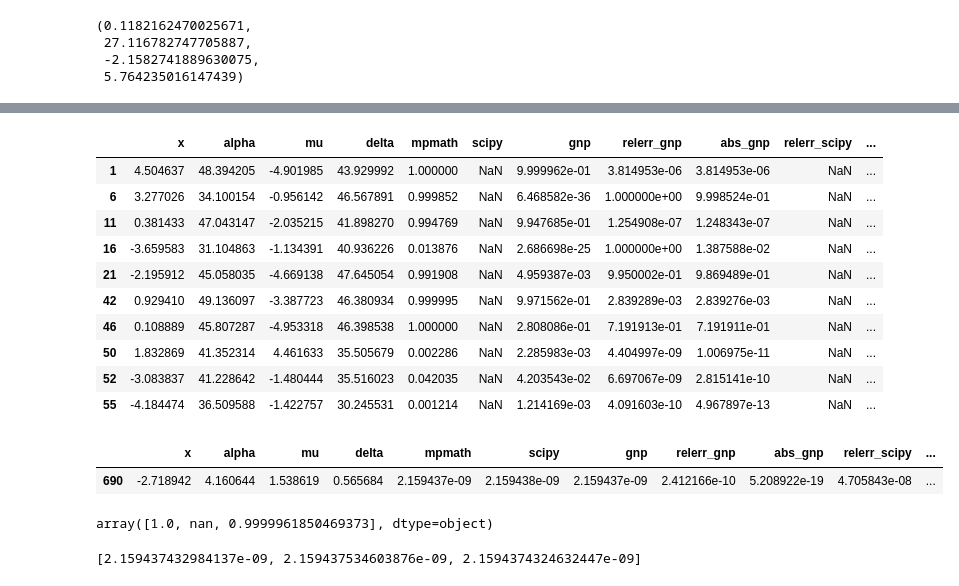
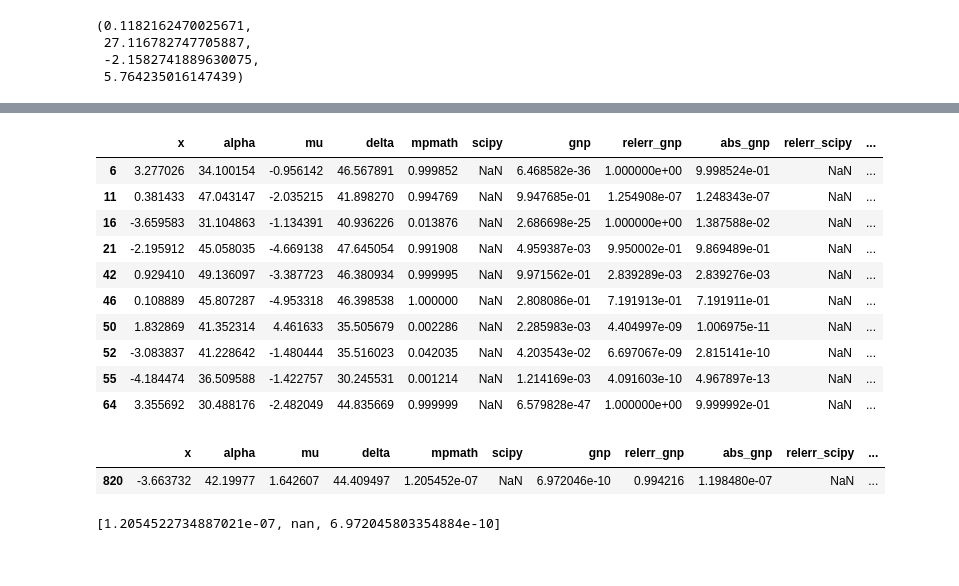
Before and after one commit to guillermo-navas-palencia/normal-inverse-gaussian, a Jupyter notebook: test_accuracy/test_case_beta_eq_zero.ipynb, the cells around one changed output, grey strips where cells are left out. Drawn from its saved outputs; the diff is of its cells as text; code cells hidden in the pictures.

```diff
--- a/test_accuracy/test_case_beta_eq_zero.ipynb
+++ b/test_accuracy/test_case_beta_eq_zero.ipynb
@@ -178,12 +179,16 @@ df['aw'] = df['alpha'] * df['omega']
 df['xmu'] = df['x'] - df['mu']
 df['xmu2'] = df['xmu'] ** 2
 df['aow'] = df['alpha'] / df['omega']
+df['woa'] = df['omega'] / df['alpha']
 df['da'] = df['delta'] * df['alpha']
 # %%
 df['method'] = 'integration'
 
-criteria_asymp = (df['xmu2'] <= 2.5) & (df['da'] >= 150) & (df['alpha'] >= 5)
-df.loc[criteria_asymp, 'method'] = 'asymptotic'
+criteria_asymp_xmu = (df['xmu2'] >= 70) & (df['aow'] >= 1.0)
+df.loc[criteria_asymp_xmu, 'method'] = 'asymptotic_xmu'
+
+criteria_asymp_a = (df['xmu2'] <= 2.5) & (df['da'] >= 150) & (df['alpha'] >= 5)
+df.loc[criteria_asymp_a, 'method'] = 'asymptotic_alpha'
 
 criteria1 = (df['xmu'].abs() <= 20) & (df['aow'] <= 0.25)
 criteria2 = (df['xmu2'] <= 1.25) & (df['aw'] <= 750)
@@ -272,7 +273,6 @@ df_integration.sort_values('relerr_gnp', ascending=False).head(50)
 df_integration.head(10)
 # %% [output]
 |  | x | alpha | mu | delta | mpmath | scipy | gnp | relerr_gnp | abs_gnp | relerr_scipy | ... |
-| 1 | 4.504637 | 48.394205 | -4.901985 | 43.929992 | 1.000000 | NaN | 9.999962e-01 | 3.814953e-06 | 3.814953e-06 | NaN | ... |
 | 6 | 3.277026 | 34.100154 | -0.956142 | 46.567891 | 0.999852 | NaN | 6.468582e-36 | 1.000000e+00 | 9.998524e-01 | NaN | ... |
 | 11 | 0.381433 | 47.043147 | -2.035215 | 41.898270 | 0.994769 | NaN | 9.947685e-01 | 1.254908e-07 | 1.248343e-07 | NaN | ... |
 | 16 | -3.659583 | 31.104863 | -1.134391 | 40.936226 | 0.013876 | NaN | 2.686698e-25 | 1.000000e+00 | 1.387588e-02 | NaN | ... |
@@ -282,17 +282,16 @@ df_integration.head(10)
 | 50 | 1.832869 | 41.352314 | 4.461633 | 35.505679 | 0.002286 | NaN | 2.285983e-03 | 4.404997e-09 | 1.006975e-11 | NaN | ... |
 | 52 | -3.083837 | 41.228642 | -1.480444 | 35.516023 | 0.042035 | NaN | 4.203543e-02 | 6.697067e-09 | 2.815141e-10 | NaN | ... |
 | 55 | -4.184474 | 36.509588 | -1.422757 | 30.245531 | 0.001214 | NaN | 1.214169e-03 | 4.091603e-10 | 4.967897e-13 | NaN | ... |
+| 64 | 3.355692 | 30.488176 | -2.482049 | 44.835669 | 0.999999 | NaN | 6.579828e-47 | 1.000000e+00 | 9.999992e-01 | NaN | ... |
 # %%
 idx = 0
 # %%
-df_integration[df_integration.index == 690]
+df_integration[df_integration.index == 820]
 # %% [output]
 |  | x | alpha | mu | delta | mpmath | scipy | gnp | relerr_gnp | abs_gnp | relerr_scipy | ... |
-| 690 | -2.718942 | 4.160644 | 1.538619 | 0.565684 | 2.159437e-09 | 2.159438e-09 | 2.159437e-09 | 2.412166e-10 | 5.208922e-19 | 4.705843e-08 | ... |
+| 820 | -3.663732 | 42.19977 | 1.642607 | 44.409497 | 1.205452e-07 | NaN | 6.972046e-10 | 0.994216 | 1.198480e-07 | NaN | ... |
 # %%
 df_integration.iloc[idx][['mpmath', 'scipy', 'gnp']].values
-# %% [output]
-array([1.0, nan, 0.9999961850469373], dtype=object)
 # %%
 x, alpha, mu, delta = df_integration.iloc[idx][['x', 'alpha', 'mu', 'delta']].values
 # %%
@@ -300,7 +299,7 @@ x, alpha, mu, delta = df_integration[df_integration.index == 690][['x', 'alpha',
 # %%
-list(df_integration[df_integration.index == 690][['mpmath', 'scipy', 'gnp']].values[0])
+list(df_integration[df_integration.index == 820][['mpmath', 'scipy', 'gnp']].values[0])
 # %% [output]
-[2.159437432984137e-09, 2.159437534603876e-09, 2.1594374324632447e-09]
+[1.2054522734887021e-07, nan, 6.972045803354884e-10]
 # %%
 mp_result = quad_phi(x, alpha, 0, mu, delta, digits=250)
 mp_result
```
Also changed, not shown: parts of 24 cells of this notebook, 5 other files.
